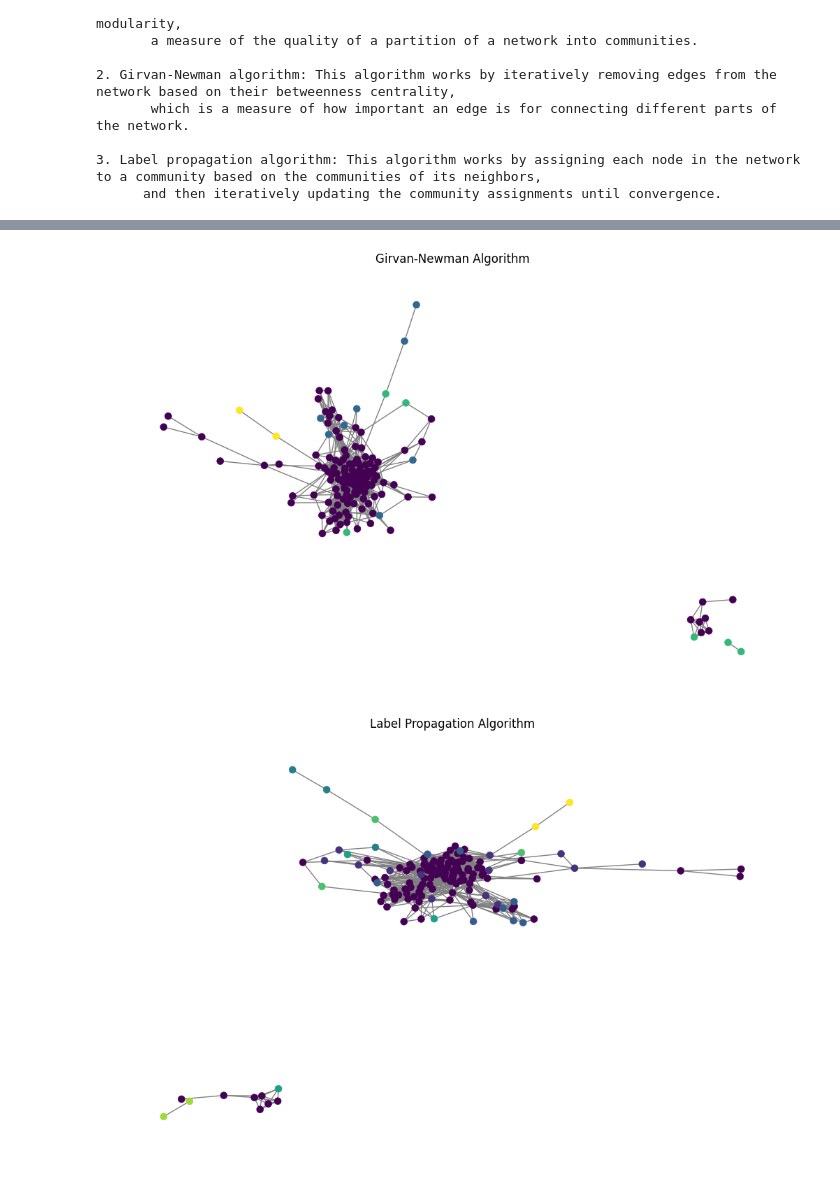
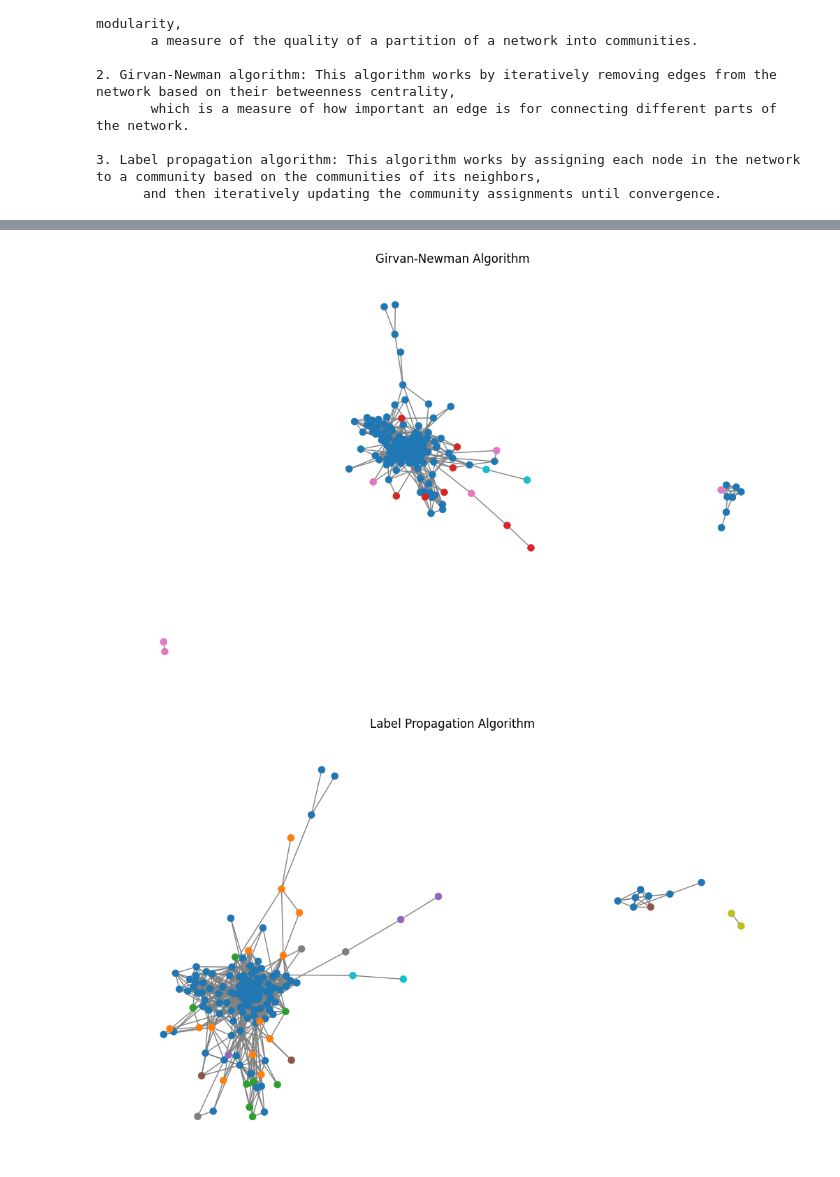
Before and after one commit to SedarKorka/Analysis-of-Complex-Networks, a Jupyter notebook: assignment5.ipynb, the cells around one changed output, grey strips where cells are left out. Saved outputs shown, nothing was run; the diff lists cells and outputs as text; code cells hidden in the pictures.

```diff
--- a/assignment5.ipynb
+++ b/assignment5.ipynb
@@ -96,12 +111,13 @@ communities_label_propagation = list(label_propagation_communities(facebook_netw
 # Plot Louvain communities
 plt.figure(figsize=(10, 6))
 pos = nx.spring_layout(facebook_network)
+node_colors_louvain = [partition_louvain[node] for node in facebook_network.nodes()]
 nx.draw(
     facebook_network,
     pos,
-    node_color=list(partition_louvain.values()),
+    node_color=node_colors_louvain,
     with_labels=False,
-    cmap=plt.get_cmap('viridis'),  # Use plt.get_cmap instead of cm.get_cmap
+    cmap=plt.get_cmap('tab10'),
     node_size=50,
     linewidths=0.5,
     edge_color='gray'
@@ -111,11 +127,12 @@ plt.show()
 
 # Plot Girvan-Newman communities
 plt.figure(figsize=(10, 6))
+node_colors_girvan_newman = [i for i, comm in enumerate(communities_girvan_newman) for _ in comm]
 nx.draw(
     facebook_network,
-    node_color=[i for i, comm in enumerate(communities_girvan_newman) for _ in comm],
+    node_color=node_colors_girvan_newman,
     with_labels=False,
-    cmap=plt.get_cmap('viridis'),  # Use plt.get_cmap instead of cm.get_cmap
+    cmap=plt.get_cmap('tab10'),
     node_size=50,
     linewidths=0.5,
     edge_color='gray'
@@ -125,11 +142,12 @@ plt.show()
 
 # Plot Label Propagation communities
 plt.figure(figsize=(10, 6))
+node_colors_label_propagation = [i for i, comm in enumerate(communities_label_propagation) for _ in comm]
 nx.draw(
     facebook_network,
-    node_color=[i for i, comm in enumerate(communities_label_propagation) for _ in comm],
+    node_color=node_colors_label_propagation,
     with_labels=False,
-    cmap=plt.get_cmap('viridis'),  # Use plt.get_cmap instead of cm.get_cmap
+    cmap=plt.get_cmap('tab10'),
     node_size=50,
     linewidths=0.5,
     edge_color='gray'
@@ -141,3 +159,3 @@ plt.show()
-[figure, old version]
+[figure, new version]
-[figure, old version]
+[figure, new version]
 # %%
```
Also changed, not shown: parts of 5 cells of this notebook.
